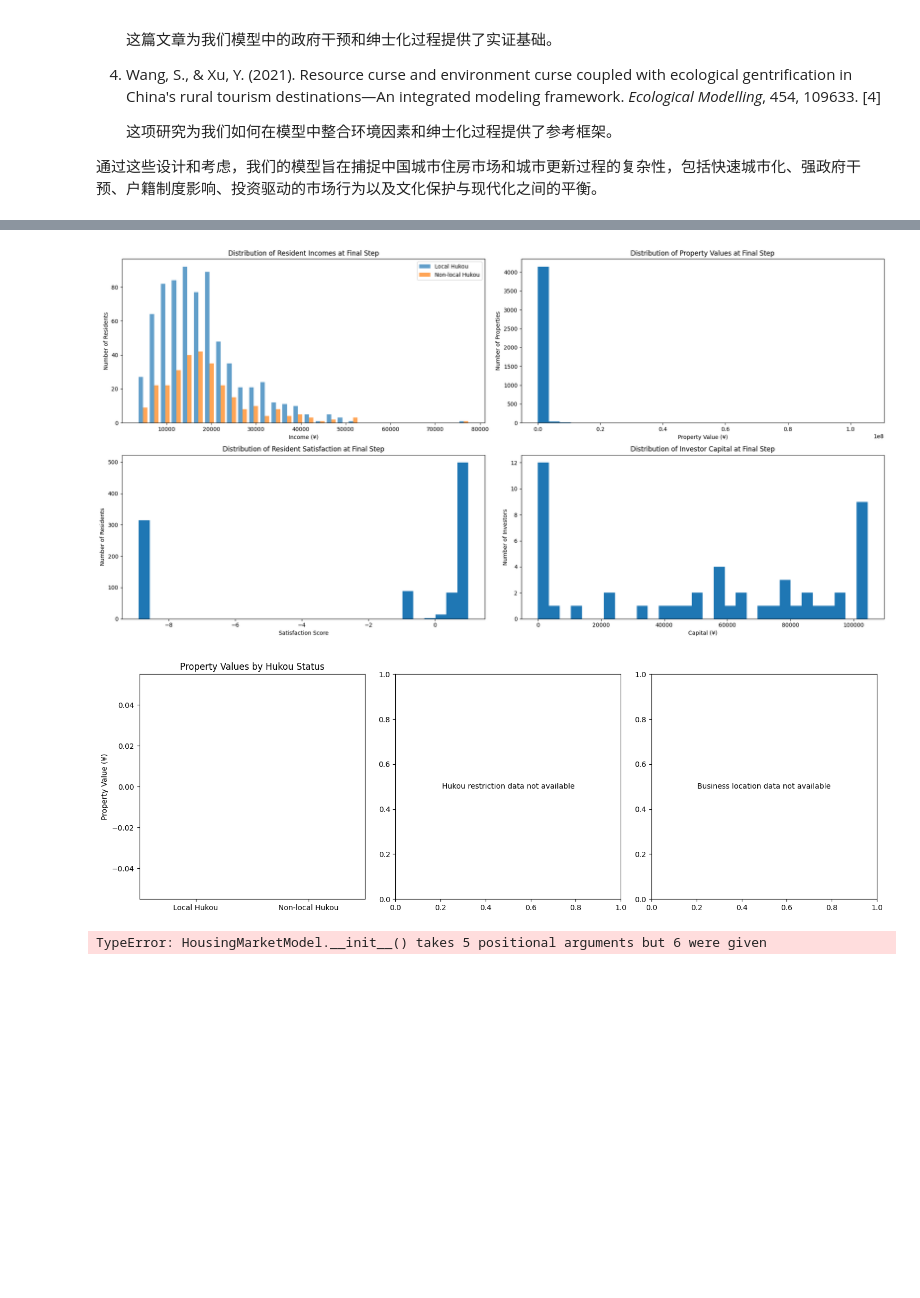
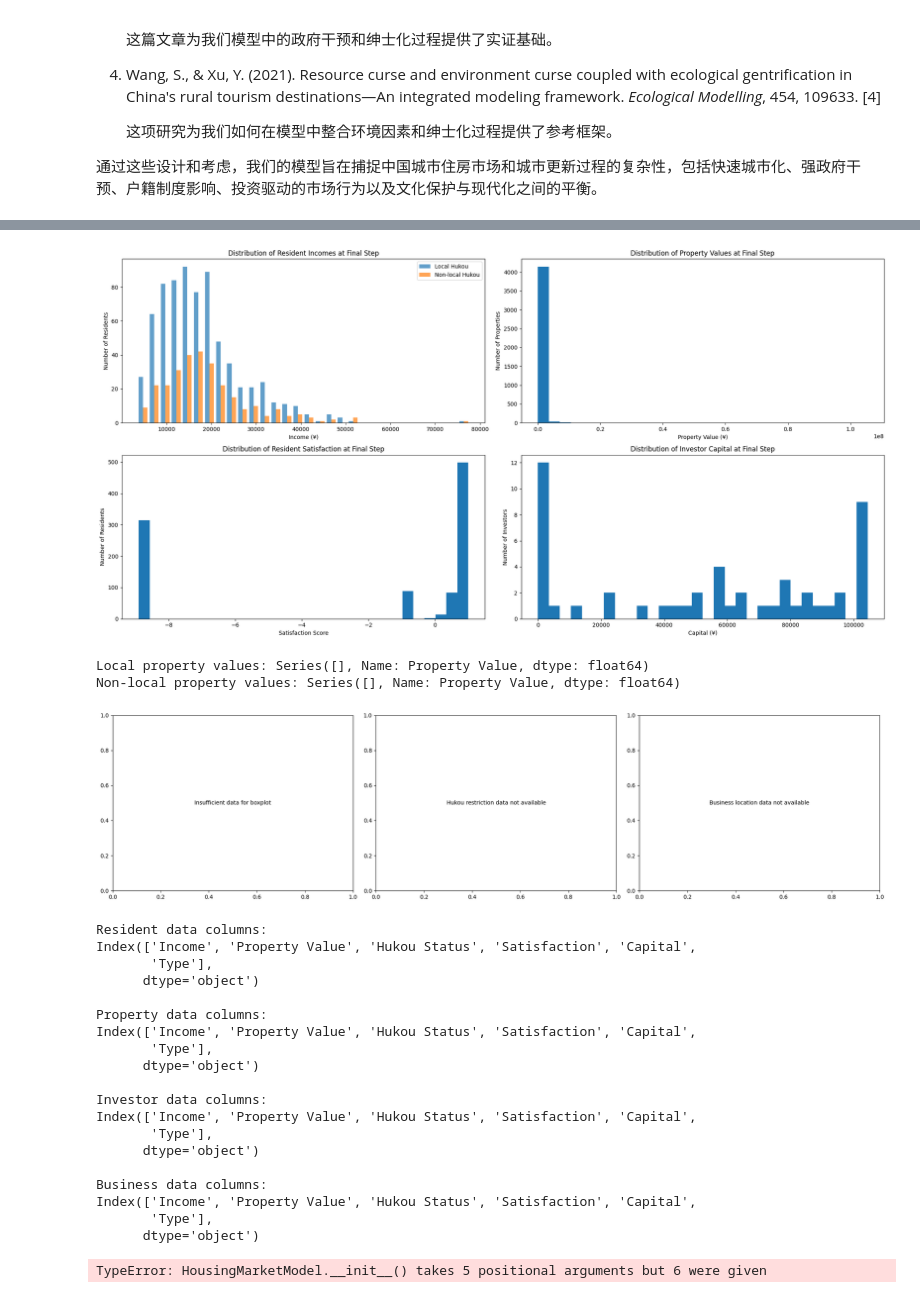
Before and after one commit to PrescottClub/AI-Enhanced-Housing-Market-Agent-Based-Model, a Jupyter notebook: chinese_version.ipynb, the cells around one changed output, grey strips where cells are left out. Drawn from its saved outputs; the diff is of its cells as text; code cells hidden in the pictures; blank space fills up the shorter version.

```diff
--- a/chinese_version.ipynb
+++ b/chinese_version.ipynb
@@ -563,6 +563,10 @@ print("Columns in agent_data_final:")
 print(agent_data_final.columns)
 print("\nUnique values in 'Type' column:")
 print(agent_data_final['Type'].unique())
+print("\nSample of agent_data_final:")
+print(agent_data_final.head())
+print("\nData types of columns:")
+print(agent_data_final.dtypes)
 
 # Additional visualizations
 plt.figure(figsize=(20, 10))
@@ -570,7 +574,7 @@ plt.figure(figsize=(20, 10))
 # Income distribution
 plt.subplot(221)
 resident_data = agent_data_final[agent_data_final['Type'] == 'Resident']
-if 'Hukou Status' in resident_data.columns:
+if 'Hukou Status' in resident_data.columns and 'Income' in resident_data.columns:
     local_income = resident_data[resident_data['Hukou Status'] == '本地']['Income'].dropna()
     non_local_income = resident_data[resident_data['Hukou Status'] == '非本地']['Income'].dropna()
     plt.hist([local_income, non_local_income], bins=30, label=['Local Hukou', 'Non-local Hukou'], alpha=0.7)
@@ -584,10 +588,13 @@ plt.ylabel("Number of Residents")
 # Property value distribution
 plt.subplot(222)
 property_data = agent_data_final[agent_data_final['Type'] == 'Property']
-plt.hist(property_data["Property Value"].dropna(), bins=30)
-plt.title("Distribution of Property Values at Final Step")
-plt.xlabel("Property Value (¥)")
-plt.ylabel("Number of Properties")
+if 'Property Value' in property_data.columns:
+    plt.hist(property_data["Property Value"].dropna(), bins=30)
+    plt.title("Distribution of Property Values at Final Step")
+    plt.xlabel("Property Value (¥)")
+    plt.ylabel("Number of Properties")
+else:
+    plt.text(0.5, 0.5, 'Property value data not available', ha='center', va='center')
 
 # Resident satisfaction distribution
 plt.subplot(223)
@@ -614,15 +621,23 @@ plt.tight_layout()
 plt.show()
 
 # Additional plot for hukou status impact
-plt.figure(figsize=(15, 5))
+plt.figure(figsize=(20, 5))
 
 plt.subplot(131)
 if 'Hukou Status' in resident_data.columns and 'Property Value' in resident_data.columns:
     local_property_value = resident_data[resident_data['Hukou Status'] == '本地']['Property Value'].dropna()
     non_local_property_value = resident_data[resident_data['Hukou Status'] == '非本地']['Property Value'].dropna()
-    plt.boxplot([local_property_value, non_local_property_value], labels=['Local Hukou', 'Non-local Hukou'])
-    plt.title("Property Values by Hukou Status")
-    plt.ylabel("Property Value (¥)")
+
+    print("Local property values:", local_property_value)
+    print("Non-local property values:", non_local_property_value)
+
+    if not local_property_value.empty and not non_local_property_value.empty:
+        plt.boxplot([local_property_value, non_local_property_value])
+        plt.xticks([1, 2], ['Local Hukou', 'Non-local Hukou'])
+        plt.title("Property Values by Hukou Status")
+        plt.ylabel("Property Value (¥)")
+    else:
+        plt.text(0.5, 0.5, 'Insufficient data for boxplot', ha='center', va='center')
 else:
     plt.text(0.5, 0.5, 'Property value by Hukou status data not available', ha='center', va='center')
 
@@ -630,9 +645,13 @@ plt.subplot(132)
 if 'Hukou Restricted' in property_data.columns:
     restricted_properties = property_data[property_data['Hukou Restricted'] == True]['Property Value'].dropna()
     unrestricted_properties = property_data[property_data['Hukou Restricted'] == False]['Property Value'].dropna()
-    plt.boxplot([restricted_properties, unrestricted_properties], labels=['Restricted', 'Unrestricted'])
-    plt.title("Property Values by Hukou Restriction")
-    plt.ylabel("Property Value (¥)")
+    if not restricted_properties.empty and not unrestricted_properties.empty:
+        plt.boxplot([restricted_properties, unrestricted_properties])
+        plt.xticks([1, 2], ['Restricted', 'Unrestricted'])
+        plt.title("Property Values by Hukou Restriction")
+        plt.ylabel("Property Value (¥)")
+    else:
+        plt.text(0.5, 0.5, 'Insufficient data for boxplot', ha='center', va='center')
 else:
     plt.text(0.5, 0.5, 'Hukou restriction data not available', ha='center', va='center')
 
@@ -648,6 +667,16 @@ else:
 
 plt.tight_layout()
 plt.show()
+
+# Print additional diagnostic information
+print("\nResident data columns:")
+print(resident_data.columns)
+print("\nProperty data columns:")
+print(property_data.columns)
+print("\nInvestor data columns:")
+print(investor_data.columns)
+print("\nBusiness data columns:")
+print(business_data.columns)
 # %% [output]
 Columns in agent_data_final:
 Index(['Income', 'Property Value', 'Hukou Status', 'Satisfaction', 'Capital',
@@ -659,5 +698,26 @@ Unique values in 'Type' column:
 [figure]
+Local property values: Series([], Name: Property Value, dtype: float64)
+Non-local property values: Series([], Name: Property Value, dtype: float64)
-[figure, old version]
+[figure, new version]
+Resident data columns:
+Index(['Income', 'Property Value', 'Hukou Status', 'Satisfaction', 'Capital',
+       'Type'],
+      dtype='object')
+
+Property data columns:
+Index(['Income', 'Property Value', 'Hukou Status', 'Satisfaction', 'Capital',
+       'Type'],
+      dtype='object')
+
+Investor data columns:
+Index(['Income', 'Property Value', 'Hukou Status', 'Satisfaction', 'Capital',
+       'Type'],
+      dtype='object')
+
+Business data columns:
+Index(['Income', 'Property Value', 'Hukou Status', 'Satisfaction', 'Capital',
+       'Type'],
+      dtype='object')
 # %%
 import pandas as pd
 import numpy as np
```
Also changed, not shown: parts of 3 cells of this notebook.
